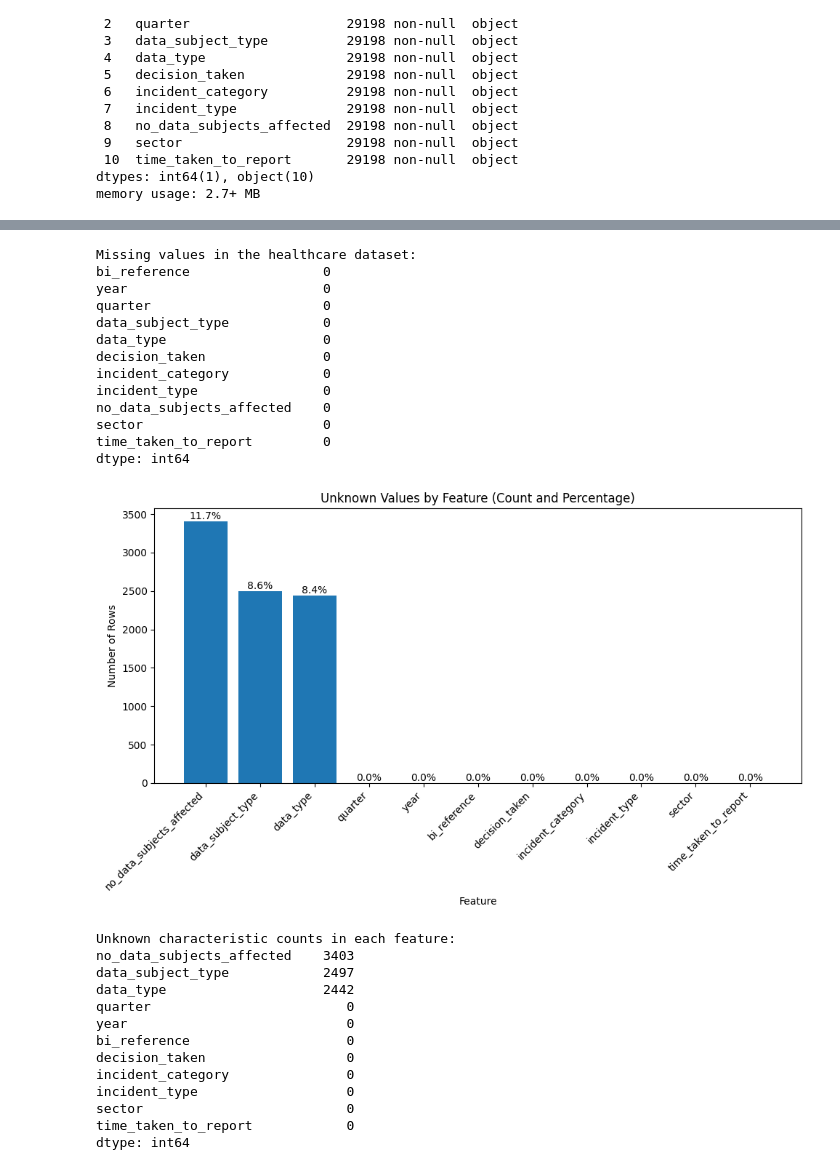
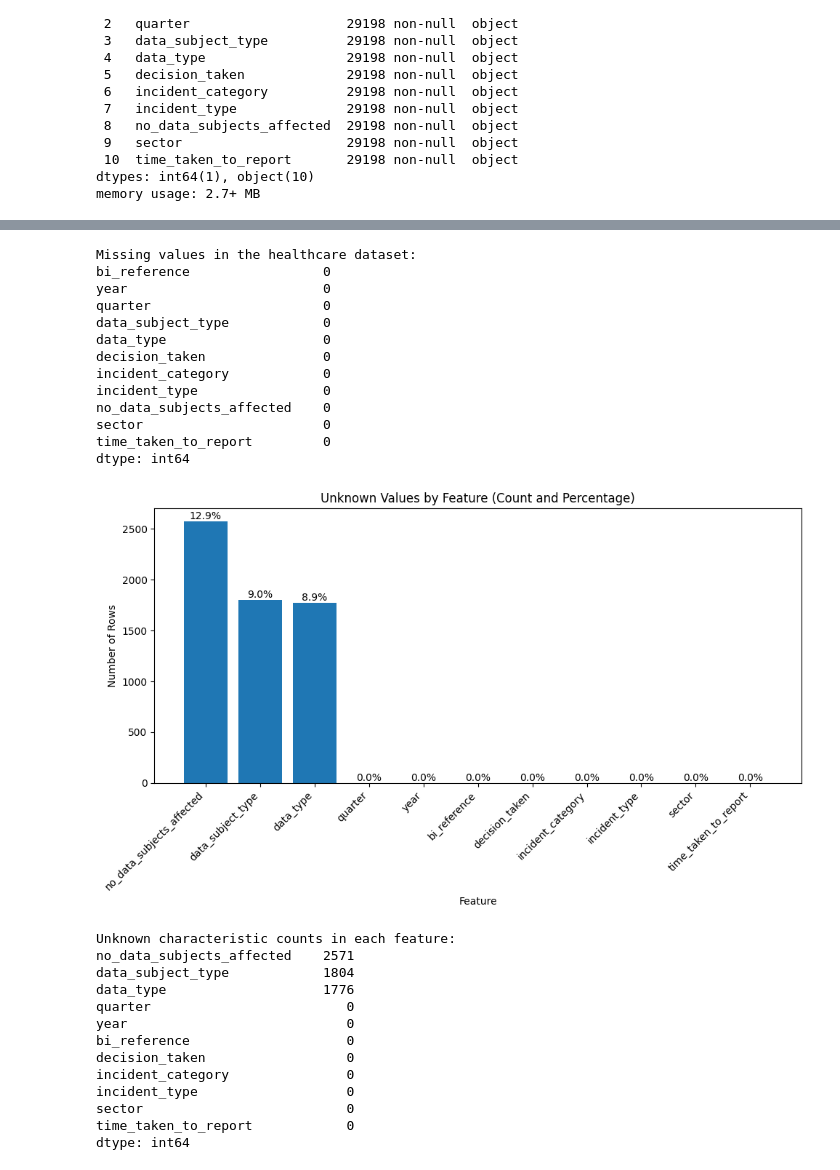
Before and after one commit to maycrowave/healthcare-data-incident-dashboard, a Jupyter notebook: models.ipynb, the cells around one changed output, grey strips where cells are left out. Saved outputs shown, nothing was run; the diff lists cells and outputs as text; code cells hidden in the pictures.

```diff
--- a/models.ipynb
+++ b/models.ipynb
@@ -42,7 +40,7 @@ memory usage: 15.8+ MB
 # %%
 # count all sectors
 sector_counts = df_original['Sector'].value_counts()
-sector_perc = sector_counts / len(df_original) * 100
+sector_percents = sector_counts / len(df_original) * 100
 
 plt.figure(figsize=(10, 8))
 bars = plt.bar(sector_counts.index, sector_counts.values)
@@ -53,11 +51,11 @@ plt.ylabel("Row Count")
 plt.xticks(rotation=45, ha='right')
 
 # add percentage labels on top of each bar
-for bar, pct in zip(bars, sector_perc):
+for bar, percent in zip(bars, sector_percents):
     height = bar.get_height()
     plt.text(
         bar.get_x() + bar.get_width() / 2, # put percentage in the middle
-        height, f"{pct:.1f}%",
+        height, f"{percent:.1f}%",
         ha='center', va='bottom'
     )
 
@@ -96,3 +95,21 @@ Data columns (total 11 columns):
  10  time_taken_to_report       29198 non-null  object
 dtypes: int64(1), object(10)
 memory usage: 2.7+ MB
+# %%
+# filtering timeframe to Q2 2021 to Q2 2025
+
+# Get quarters as int for filtering
+df_health["quarter_num"] = df_health["quarter"].str.extract(r"(\d)").astype(int) # temp, helper column
+
+df_health = df_health[
+    ((df_health["year"] > 2021) | ((df_health["year"] == 2021) & (df_health["quarter_num"] >= 2))) &
+    ((df_health["year"] < 2025) | ((df_health["year"] == 2025) & (df_health["quarter_num"] <= 2)))
+]
+
+df_health = df_health.drop(columns="quarter_num") # drop
+
+# Test to see full timeframe
+print(df_health[["year", "quarter"]].drop_duplicates().sort_values(["year", "quarter"]).to_string(index=False))
+
+# New CSV of all processed data
+df_health.to_csv("data-security-incident-trends-health-sector.csv", index=False)
@@ -218,7 +255,7 @@ print(f"Missing values in the healthcare dataset:\n{df_health.isnull().sum()}")
 unknown_counts = df_health[categorical_cols].isin(["Unknown"]).sum().sort_values(ascending=False)
 
 # calculate percentages
-unknown_perc = (unknown_counts / len(df_health)) * 100
+unknown_percents = (unknown_counts / len(df_health)) * 100
 
 # visualise per feature
 plt.figure(figsize=(10, 6))
@@ -226,40 +263,40 @@ bars = plt.bar(unknown_counts.index, unknown_counts.values)
 
 plt.title("Unknown Values by Feature (Count and Percentage)")
 plt.xlabel("Feature")
 plt.ylabel("Number of Rows")
 plt.xticks(rotation=45, ha="right")
 
 # add percentage labels
-for bar, pct in zip(bars, unknown_perc):
+for bar, percent in zip(bars, unknown_percents):
     height = bar.get_height()
     plt.text(
         bar.get_x() + bar.get_width() / 2,
-        height, f"{pct:.1f}%",
+        height, f"{percent:.1f}%",
         ha="center", va="bottom"
     )
 
 plt.tight_layout()
 plt.show()
 print(f"Unknown characteristic counts in each feature:\n{unknown_counts}")
 # %% [output]
 Missing values in the healthcare dataset:
 bi_reference                 0
 year                         0
 quarter                      0
 data_subject_type            0
 data_type                    0
 decision_taken               0
 incident_category            0
 incident_type                0
 no_data_subjects_affected    0
 sector                       0
 time_taken_to_report         0
 dtype: int64
-[figure, old version]
+[figure, new version]
 Unknown characteristic counts in each feature:
-no_data_subjects_affected    3403
-data_subject_type            2497
-data_type                    2442
+no_data_subjects_affected    2571
+data_subject_type            1804
+data_type                    1776
 quarter                         0
 year                            0
 bi_reference                    0
```
Also changed, not shown: parts of 10 cells of this notebook, 1 other file.
